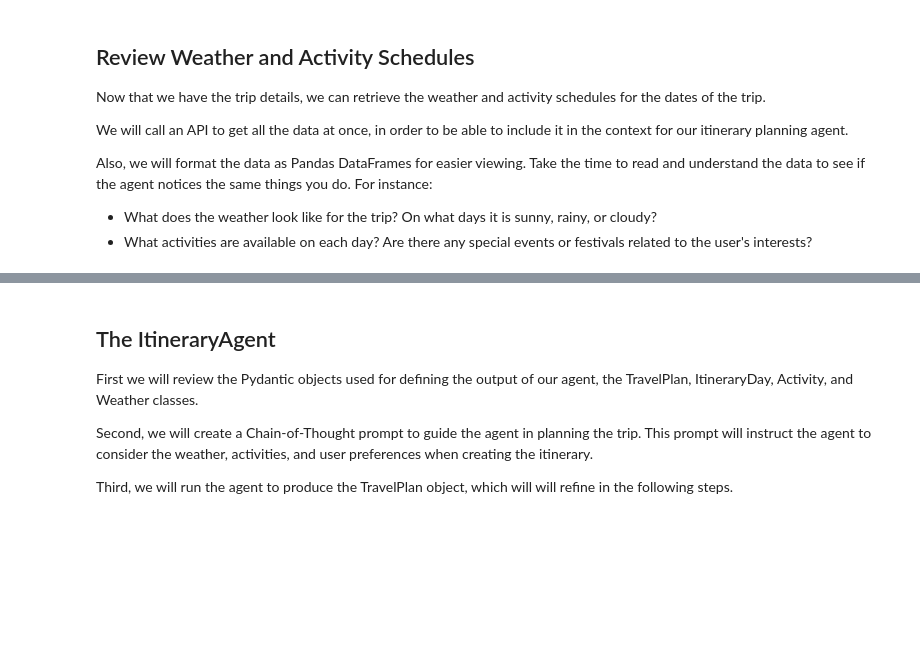
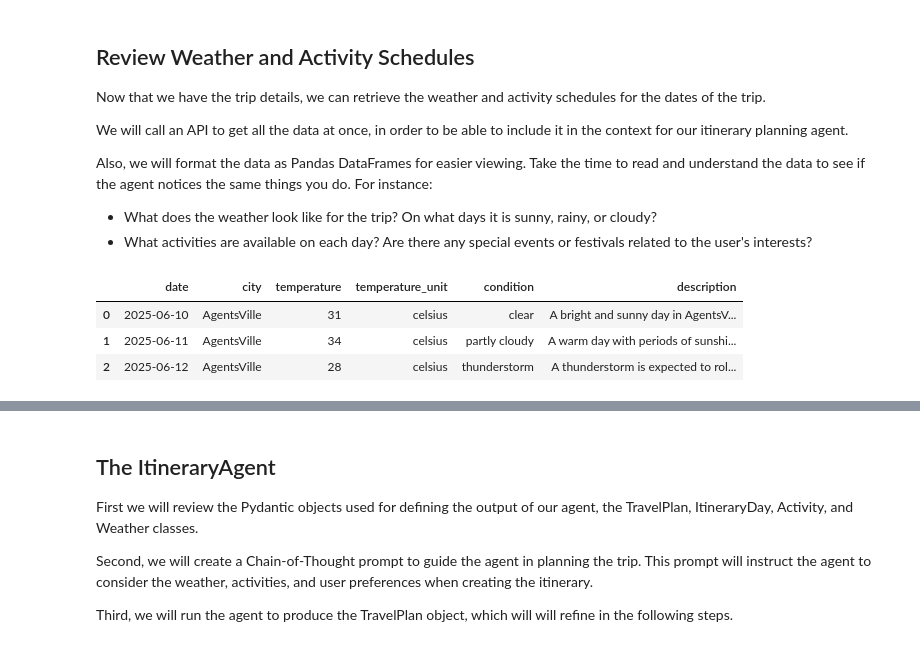
Before and after one commit to Soliman2020/master-ai-woolf-udacity, a Jupyter notebook: project-Multi-Agent-Travel-Assistant-System.ipynb, the cells around one changed output, grey strips where cells are left out. Saved outputs shown, nothing was run; the diff lists cells and outputs as text; code cells hidden in the pictures; blank space fills up the shorter version.

```diff
--- a/project-Multi-Agent-Travel-Assistant-System.ipynb
+++ b/project-Multi-Agent-Travel-Assistant-System.ipynb
@@ -150,8 +150,8 @@ VACATION_INFO_DICT = {
         },
     ],
     "destination": "AgentsVille",
-    "date_of_arrival": "2026-06-10",  # Mock data exists for 2026-06-10
-    "date_of_departure": "2026-06-12",  # ...until 2026-06-15.
+    "date_of_arrival": "2025-06-10",  # Mock data exists for 2025-06-10
+    "date_of_departure": "2025-06-12",  # ...until 2025-06-15.
     "budget": 130,  # Budget is in fictional currency units.
 }
 # %%
@@ -185,12 +185,11 @@ class VacationInfo(BaseModel):
         date_of_departure (datetime.date): The date of departure.
         budget (int): The budget for the vacation in fictional currency units.
     """
-    # TODO: Fill in the the missing fields for the VacationInfo class
-    "**********"
-    "**********"
-    "**********"
-    "**********"
-    "**********"
+    travelers: List[Traveler]
+    destination: str
+    date_of_arrival: datetime.date
+    date_of_departure: datetime.date
+    budget: int
 
 
 # Validate the VacationInfo data structure
@@ -226,27 +237,31 @@ Also, we will format the data as Pandas DataFrames for easier viewing. Take the
 # %%
 # The `call_weather_api_mocked` mocks calling a weather API to get weather data
 # TODO: Fill in the missing parts marked with **********
 
 from project_lib import call_weather_api_mocked
 import pandas as pd
 
 pd.set_option("display.max_colwidth", None)  # Show full content in DataFrame cells
 
 weather_for_dates = [
     call_weather_api_mocked(
         date=ts.strftime("%Y-%m-%d"), city=vacation_info.destination
     )
     for ts in pd.date_range(
-        # TODO: Fill in the missing start and end dates from vacation_info
-        # start=**********
-        # end=***********
+        start=vacation_info.date_of_arrival,
+        end=vacation_info.date_of_departure,
         freq="D",
     )
 ]
 
 weather_for_dates_df = pd.DataFrame(weather_for_dates)
 
 weather_for_dates_df
+# %% [output]
+|  | date | city | temperature | temperature_unit | condition | description |
+| 0 | 2025-06-10 | AgentsVille | 31 | celsius | clear | A bright and sunny day in AgentsV... |
+| 1 | 2025-06-11 | AgentsVille | 34 | celsius | partly cloudy | A warm day with periods of sunshi... |
+| 2 | 2025-06-12 | AgentsVille | 28 | celsius | thunderstorm | A thunderstorm is expected to rol... |
 # %%
 # The `call_activities_api_mocked` function returns the activities for a given date and city.
 # TODO: Fill in the missing parts marked with **********
```
Also changed, not shown: parts of 24 cells of this notebook.
